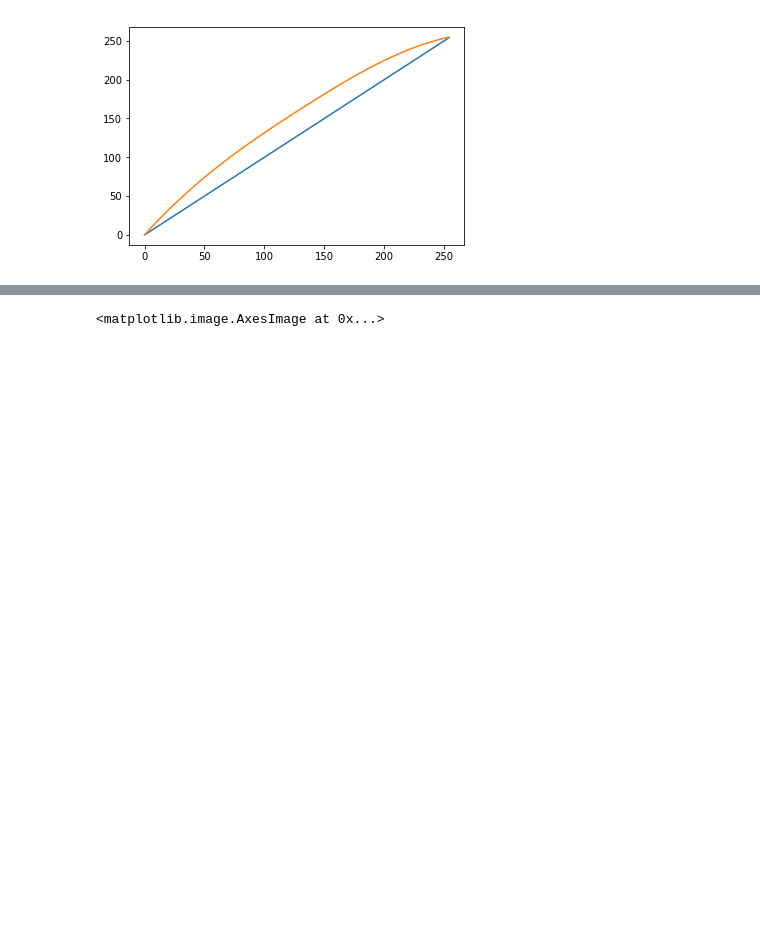
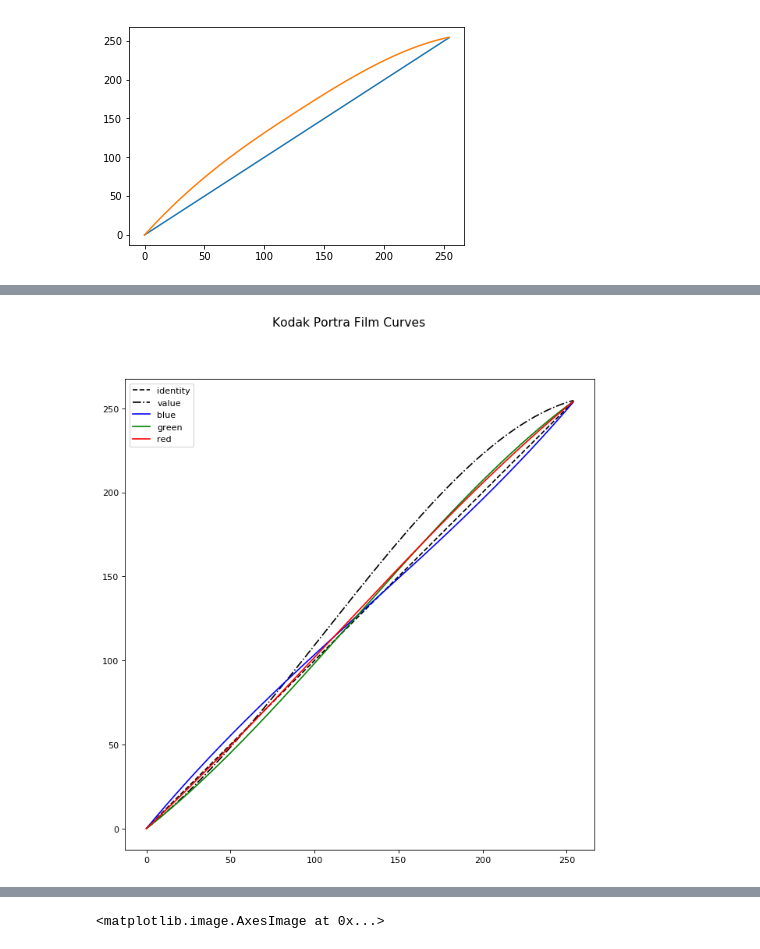
Before and after one commit to brillozon-code/opencv-notebooks, a Jupyter notebook: curves-bending-colorspace.ipynb, the cells around one changed output, grey strips where cells are left out. Cells and saved outputs as stored; diff of their text form; code cells hidden in the pictures; blank space fills up the shorter version.

```diff
--- a/curves-bending-colorspace.ipynb
+++ b/curves-bending-colorspace.ipynb
@@ -8,5 +29,12 @@ from matplotlib import pyplot as plt
 # %%
 def createCurve(points):
+    """ create a function that transforms its input using a curve interpolated from control points
+
+    This provides a simple interface to the scipy.interpolate.interp1d() function that selects
+    linear interpolation for exactly 3 points, cubic interpolation for more than 3 points, and returns None
+    for fewer than 3 points.  The returned function is enabled to perform extrapolation as well as
+    interpolation.
+    """
     if points is None:
         return None
     nPoints = len(points)
@@ -139,0 +225,22 @@ class CrossProcessingFilter(BGRCurveFilter):
+# %%
+portraPointsV = [(0,0),(23,20),(205,227),(255,255)]
+portraPointsB = [(0,0),(41,46),(231,228),(255,255)]
+portraPointsG = [(0,0),(52,47),(189,196),(255,255)]
+portraPointsR = [(0,0),(69,69),(213,218),(255,255)]
+
+Vcurve = createCurve(portraPointsV)
+Bcurve = createCurve(portraPointsB)
+Gcurve = createCurve(portraPointsG)
+Rcurve = createCurve(portraPointsR)
+
+x = np.arange(0,255,1)
+V = Vcurve(x); B = Bcurve(x); G = Gcurve(x); R = Rcurve(x)
+
+fig = plt.figure(figsize=(14,10),dpi=80)
+fig.suptitle('Kodak Portra Film Curves',fontsize=14)
+ax  = fig.add_subplot(111)
+ax.set_aspect('equal')
+ax.plot(x,x,'k--',x,V,'k-.',x,B,'b-',x,G,'g-',x,R,'r-')
+xx = ax.legend(['identity','value','blue','green','red'])
+# %% [output]
+[figure, added]
```
Also changed, not shown: parts of 46 cells of this notebook, 1 other file.
